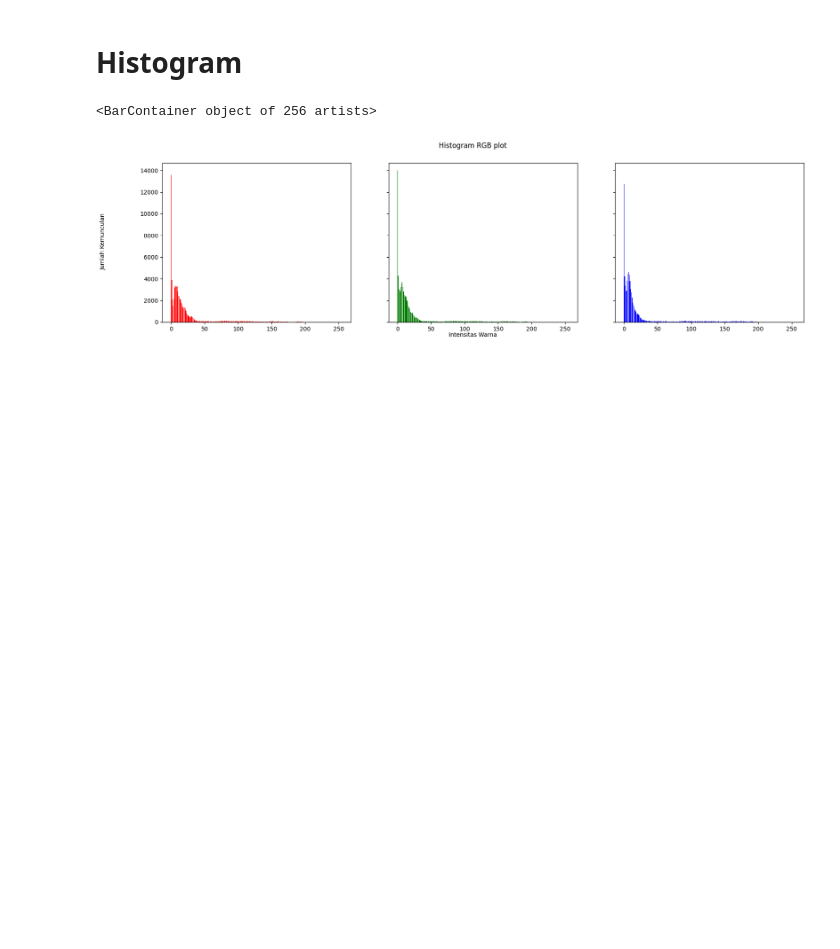
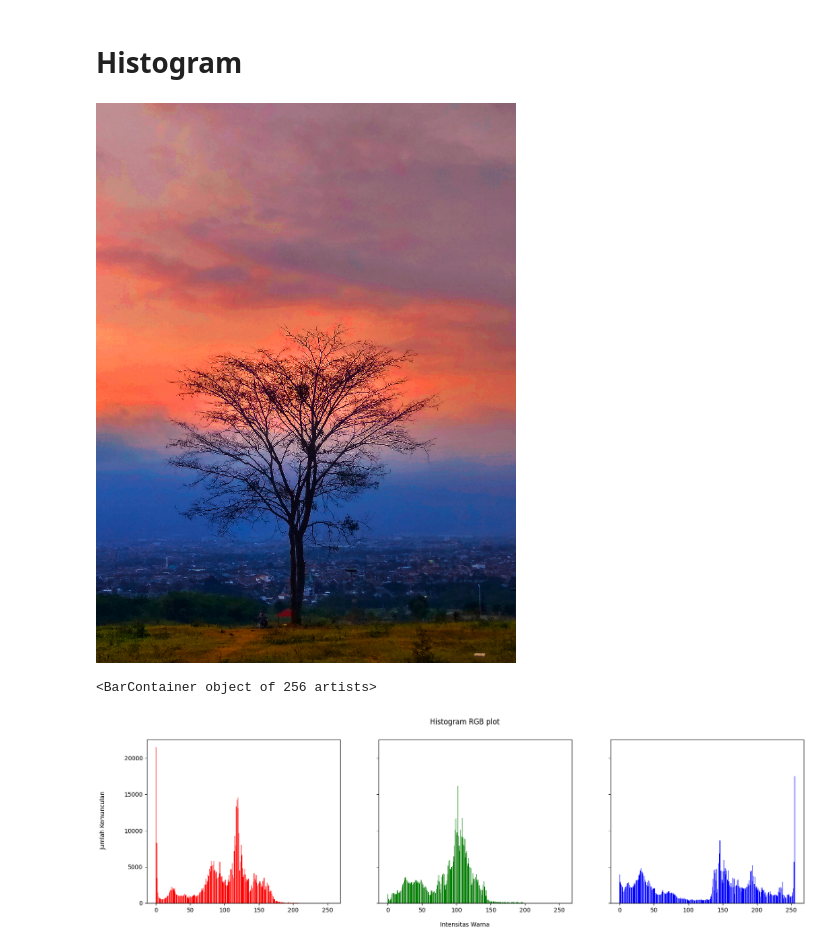
Before and after one commit to K2FA/PCVK_Genap_2021, a Jupyter notebook: UTS.ipynb, the cells around one changed output. Cells and saved outputs as stored; diff of their text form; code cells hidden in the pictures; blank space fills up the shorter version.

```diff
--- a/UTS.ipynb
+++ b/UTS.ipynb
@@ -251,29 +247,32 @@ cv2_imshow(convolution2d(img_gray,kernel_sharpen,1,3))
 # %% [markdown]
 # Histogram
 # %%
-img_gamma3 = cv.imread('/content/drive/MyDrive/PCVK/UTS/Noice.jpg')
+img_gamma3 = cv.imread('/content/drive/MyDrive/PCVK/UTS/Pohon Tunggal BTU.jpg')
+img_gamma3 = cv.resize(img_gamma3, (0,0) ,fx =0.2, fy=0.2)
+cv2_imshow(img_gamma3)
 
 height, width, depth = np.shape(img_gamma3)
 names = np.arange(256)
 
 blue = [0]*256
 green = [0]*256
 red = [0]*256
 
 for y in range(0,height):
   for x in range(0,width):
     red[img_gamma3[y][x][0]] += 1
     green[img_gamma3[y][x][1]] += 1
     blue[img_gamma3[y][x][2]] += 1
 
 names = np.arange(256)
 fig, axs = plt.subplots(1, 3, figsize=[20,5], sharex=True, sharey=True)
 fig.suptitle('Histogram RGB plot')
-fig.text(0.05, 0.5, 'Jumlah Kemunculan', va='center', rotation='vertical')
-fig.text(0.5, 0.04, 'Intensitas Warna', ha='center')
+fig.text(0.07, 0.5, 'Jumlah Kemunculan', va='center', rotation='vertical')
+fig.text(0.5, 0, 'Intensitas Warna', ha='center')
 axs[0].bar(names, red, color='red')
 axs[1].bar(names, green, color='green')
 axs[2].bar(names, blue, color='blue')
 # %% [output]
+[figure, new version]
 <BarContainer object of 256 artists>
-[figure, old version]
+[figure, added]
```
Also changed, not shown: parts of 7 cells of this notebook.
